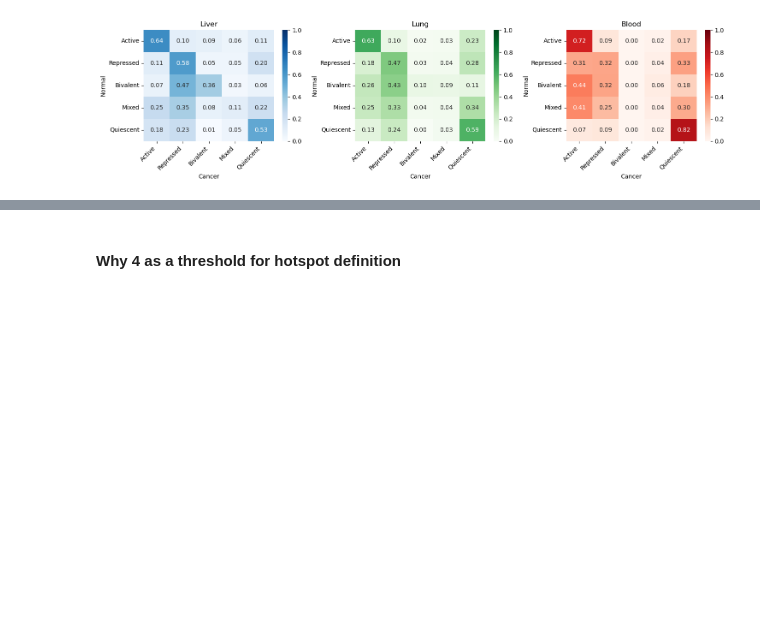
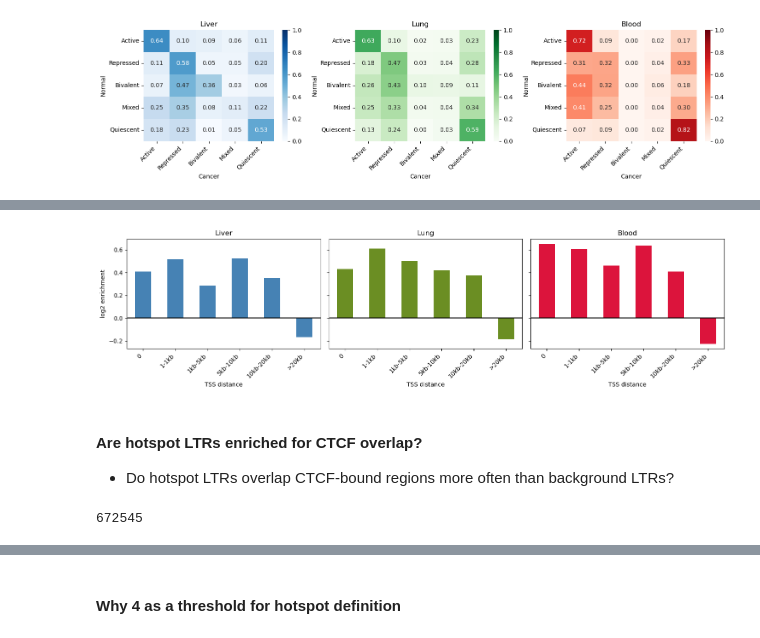
Before and after one commit to caocao0525/HERV, a Jupyter notebook: herv_all_hotspot_analysis.ipynb, the cells around one changed output, grey strips where cells are left out. Cells and saved outputs as stored; diff of their text form; code cells hidden in the pictures; blank space fills up the shorter version.

```diff
--- a/herv_all_hotspot_analysis.ipynb
+++ b/herv_all_hotspot_analysis.ipynb
@@ -992,0 +1164,47 @@ plt.show()
+# %%
+# Tissue-specific version
+pair_map = {
+    "Liver": "E066",
+    "Lung": "E096",
+    "Blood": "E029"
+}
+
+palette = {
+    "Liver": "steelblue",
+    "Lung": "olivedrab",
+    "Blood": "crimson"
+}
+
+fig, axes = plt.subplots(1, 3, figsize=(15,4), sharey=True)
+
+for ax, (label, normal_id) in zip(axes, pair_map.items()):
+    bg = (
+        df[df["cell_id"] == normal_id]["tss_bin"]
+        .value_counts(normalize=True)
+        .reindex(bin_order, fill_value=0)
+    )
+
+    res_sub = df_resolving_tss[df_resolving_tss["tissue"] == label]
+    res = (
+        res_sub["tss_bin"]
+        .value_counts(normalize=True)
+        .reindex(bin_order, fill_value=0)
+    )
+
+    enrich = np.log2((res + 1e-9) / (bg + 1e-9))
+
+    enrich.plot(kind="bar", ax=ax, color=palette[label])
+    ax.axhline(0, color="black")
+    ax.set_title(label)
+    ax.set_xlabel("TSS distance")
+    ax.set_xticklabels(bin_order, rotation=45, ha="right")
+
+axes[0].set_ylabel("log2 enrichment")
+plt.tight_layout()
+plt.show()
+# %% [output]
+[figure, added]
+# %% [markdown]
+#### Are hotspot LTRs enriched for CTCF overlap?
+
+- Do hotspot LTRs overlap CTCF-bound regions more often than background LTRs?
@@ -992,0 +1222,4 @@ plt.show()
+# %%
+len(df_loci)
+# %% [output]
+672545
```
Also changed, not shown: parts of 28 cells of this notebook.
